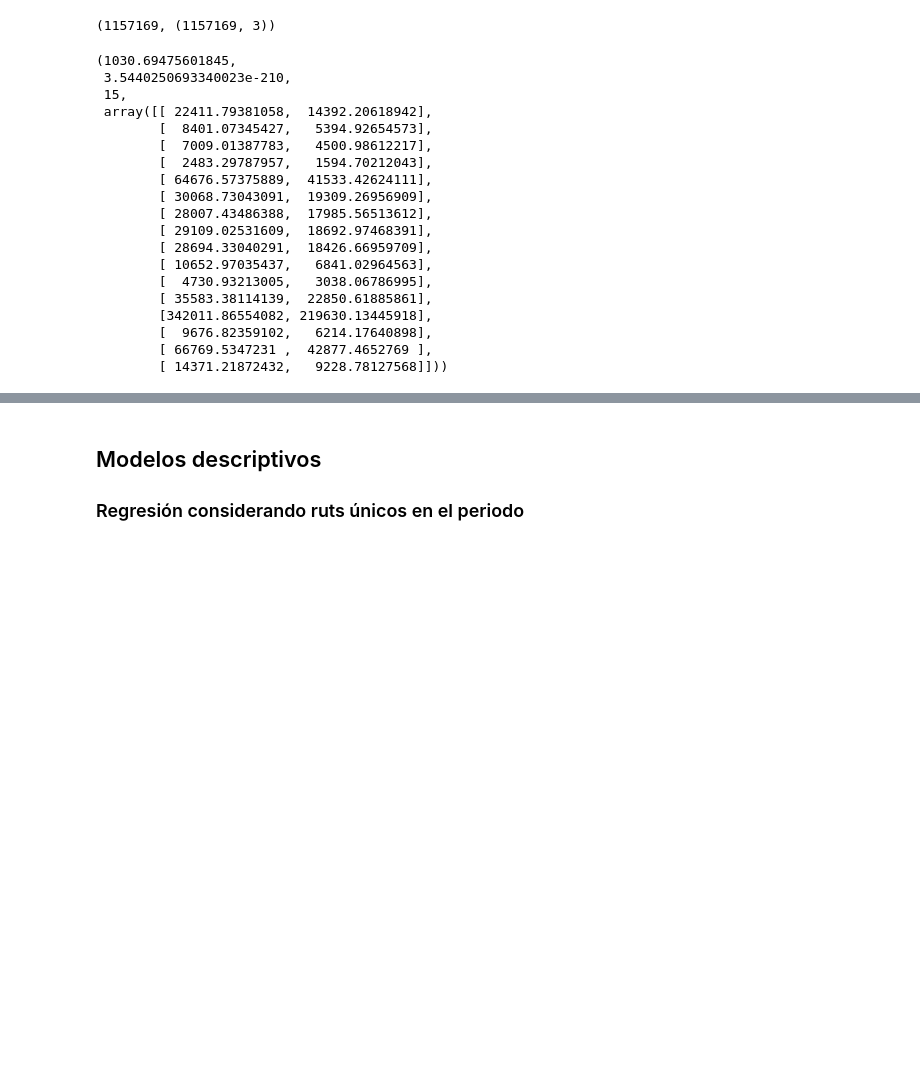
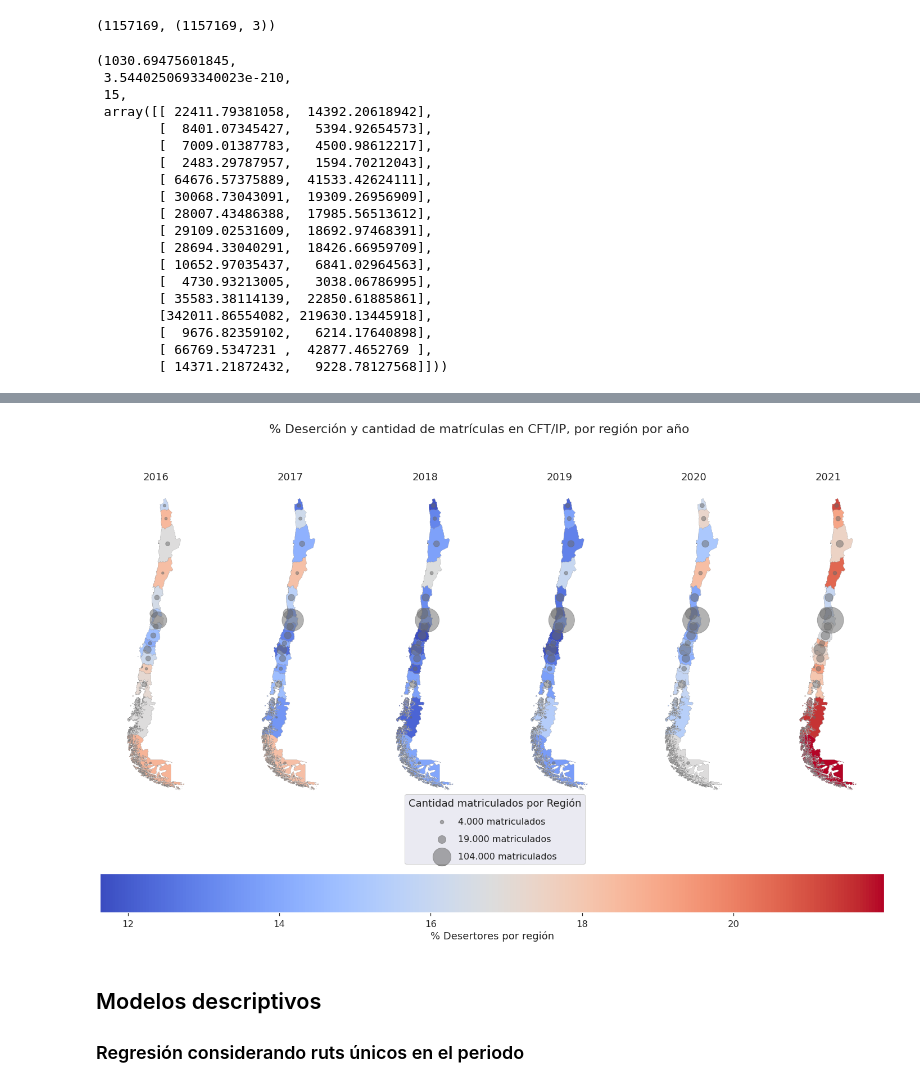
Before and after one commit to GianniCatBug/MDS7201-mineduc-desercion, a Jupyter notebook: notebooks/4-exploracion-datos.ipynb, the cells around one changed output, grey strips where cells are left out. Drawn from its saved outputs; the diff is of its cells as text; code cells hidden in the pictures; blank space fills up the shorter version.

Commit message:
mapa geojson

```diff
--- a/notebooks/4-exploracion-datos.ipynb
+++ b/notebooks/4-exploracion-datos.ipynb
@@ -276,0 +286,4 @@ chi2_contingency(pd.crosstab(columns=df_region_sede["desertor_1"], index=df_regi
+# %%
+# Scar del link del readme
+regiones = gpd.read_file('regiones.geojson').to_crs(epsg=4326)
+regiones.head()
@@ -276,0 +354,10 @@ chi2_contingency(pd.crosstab(columns=df_region_sede["desertor_1"], index=df_regi
+# %%
+regiones_mat_des = gpd.GeoDataFrame(pd.merge(
+    cantidades,
+    regiones[["Region", "geometry"]],
+    how="left"
+))
+# %%
+regiones_mat_des["centro"] = regiones_mat_des["geometry"].centroid.to_crs(4326)
+centros = regiones_mat_des[["centro", "Region"]].drop_duplicates().set_geometry("centro")
+centros
@@ -277,3 +383,67 @@ chi2_contingency(pd.crosstab(columns=df_region_sede["desertor_1"], index=df_regi
+# %%
+# # create the colorbar
+norm = colors.Normalize(vmin=cantidades["desertor_1_porc"].min(), vmax=cantidades["desertor_1_porc"].max())
+colores = cm.get_cmap('coolwarm', 256)
+cbar = plt.cm.ScalarMappable(norm=norm, cmap=colores)
+# %%
+# plot
+anios = sorted(regiones_mat_des["anio_desercion"].unique())
+fig, axes = plt.subplots(figsize=(25,15), ncols=len(anios), nrows=1);
+axes = axes.flatten()
+plt.suptitle("% Deserción y cantidad de matrículas en CFT/IP, por región por año", fontsize=22)
+
+for i, a in enumerate(anios):
+    t = regiones_mat_des[
+        (regiones_mat_des["anio_desercion"]==a)
+    ].copy()
+
+    base = t.plot(
+        ax=axes[i],
+        column="desertor_1_porc",
+        #legend=True,
+        linewidth=0.2,
+        cmap=colores,
+        norm=norm,
+        edgecolor="grey"
+    );
+    centros.plot(
+        ax=base,
+        marker="o",
+        color="dimgrey",
+        markersize=t["mrun"] / 100,
+        alpha=0.5,
+        legend=True
+    );
+    axes[i].set_xlim([-77, -65]);
+    axes[i].set_title(a);
+    axes[i].set_axis_off();
+    axes[i].grid(None);
+
+    if i == len(axes) - 1:
+        # Adds three phantom data points to the map, plotted off-screen at lat=lon=0
+        for area in (cantidades["mrun"]).quantile([.25, .75, .95]):
+            axes[i].scatter(
+                [0], [0], c='dimgrey',
+                alpha=0.5, s=area / 100, label=f'{locale.format_string("%.f", int(np.round(area, -3)), grouping=True)} matriculados'
+            )
+
+        # Creates the legend with black circles
+        legend1 = axes[i].legend(
+            scatterpoints=1, frameon=True, labelspacing=1, loc='lower center', fontsize=16,
+            bbox_to_anchor=(-4, -0.2),
+            title="Cantidad matriculados por Región",
+            title_fontsize=18
+        )
+
+        # Adds the legend above to the current axes in the figure
+        fig.gca().add_artist(legend1)
+
+# add colorbar
+ax_cbar = fig.colorbar(cbar, ax=axes, location="bottom", orientation="horizontal")
+ax_cbar.set_label('% Desertores por región')
+#ax_cbar.set_yticklabels(['{0:.2f}%'.format(ytick*100) for ytick in yticks])
+# %% [output]
+[figure, added]
 # %% [markdown]
 ## Modelos descriptivos
 ### Regresión considerando ruts únicos en el periodo
```
Also changed, not shown: parts of 13 cells of this notebook, 1 other file.
